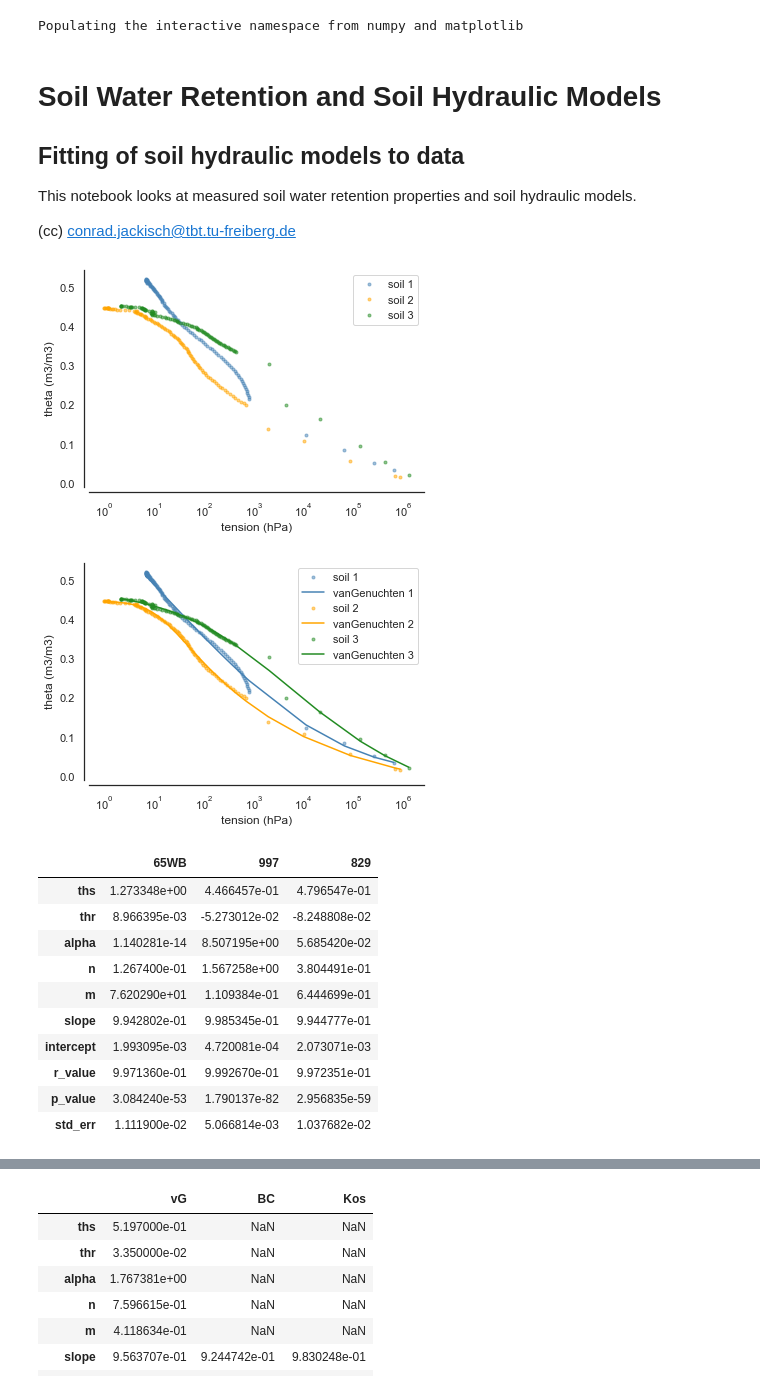
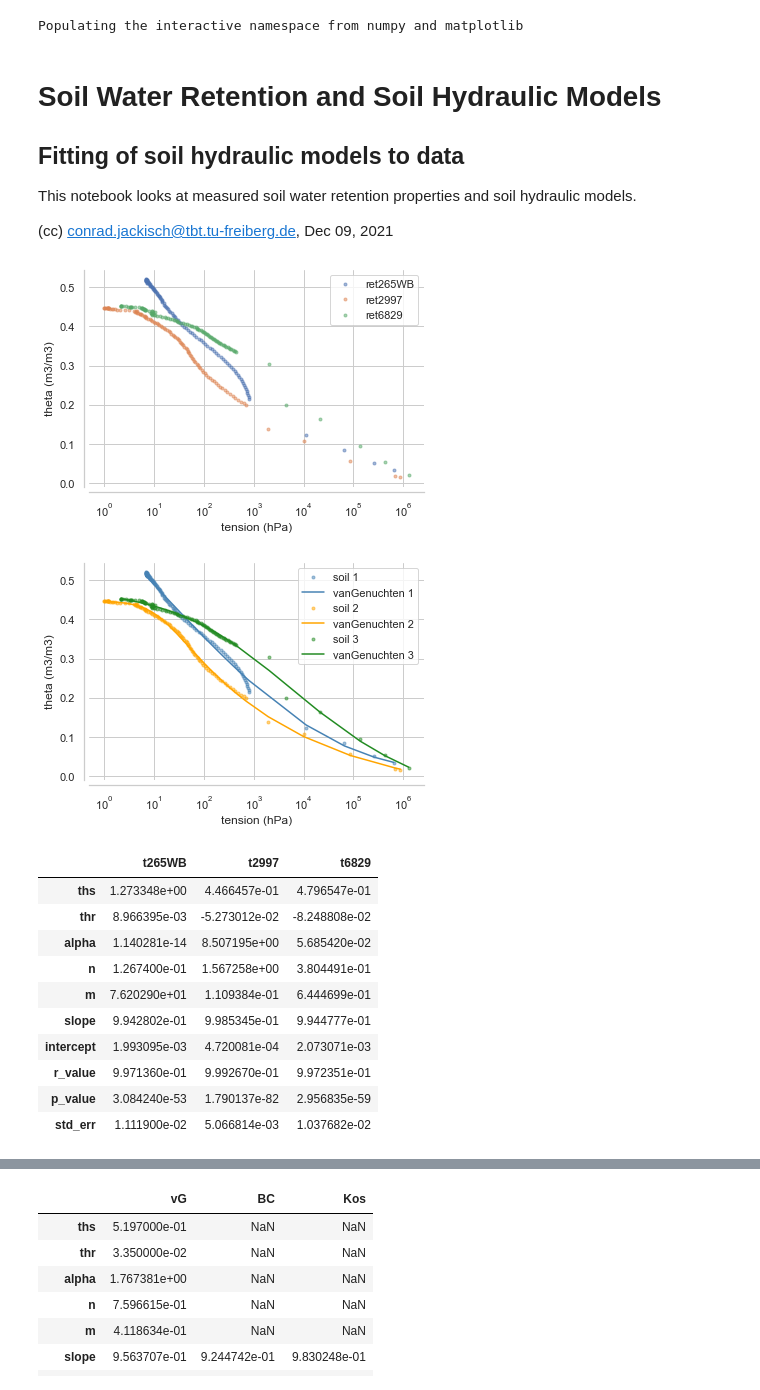
Before and after one commit to cojacoo/soilwaterphysics, a Jupyter notebook: SoilHydraulicModels.ipynb, the cells around one changed output, grey strips where cells are left out. Cells and saved outputs as stored; diff of their text form; code cells hidden in the pictures.

```diff
--- a/SoilHydraulicModels.ipynb
+++ b/SoilHydraulicModels.ipynb
@@ -1,15 +1,15 @@
 # %%
 #load required modules
 %pylab inline
-import numpy as np
 import pandas as pd
 import scipy.stats as st
 import scipy.optimize as so
 from scipy import special
+import glob
 
 #plotting modules
 import seaborn as sns
-sns.set(style='white', palette='deep')
+sns.set(style='whitegrid', palette='deep')
 # %% [output]
 Populating the interactive namespace from numpy and matplotlib
 # %% [markdown]
@@ -18,40 +18,33 @@ Populating the interactive namespace from numpy and matplotlib
 
 This notebook looks at measured soil water retention properties and soil hydraulic models.
 
-(cc) conrad.jackisch@tbt.tu-freiberg.de
+(cc) conrad.jackisch@tbt.tu-freiberg.de, Dec 09, 2021
 # %%
 #get list of excel files holding the results of the retention measurements
 #and read the data
-fis = !ls ret*.xlsx
+fis = glob.glob('./ret*.xlsx')
 
-ret = pd.read_excel(fis[0],sheet_name='Evaluation-Retention Θ(pF)')
-ret.columns = ['pF','theta','w']
-ret.theta *= 0.01
-ret['smpl']=fis[0][3:-5]
+def read_plot(fi, sn='Evaluation-Retention Θ(pF)'):
+    ret = pd.read_excel(fi,sheet_name=sn)
+    ret.columns = ['pF','theta','w']
+    ret.theta *= 0.01
+    ret['smpl'] = fi.split('.')[1][1:]
+    plot(10**ret.pF,ret.theta,'.',alpha=0.5,label=fi.split('.')[1][1:])
+    return ret
 
-ret1 = pd.read_excel(fis[1],sheet_name='Evaluation-Retention Θ(pF)')
-ret1.columns = ['pF','theta','w']
-ret1.theta *= 0.01
-ret1['smpl']=fis[1][3:-5]
-
-ret2 = pd.read_excel(fis[2],sheet_name='Evaluation-Retention Θ(pF)')
-ret2.columns = ['pF','theta','w']
-ret2.theta *= 0.01
-ret2['smpl']=fis[2][3:-5]
-
-#retx = pd.concat([ret,ret1,ret2],axis=0)
-plot(10**ret.pF,ret.theta,'.',c='steelblue',alpha=0.5,label='soil 1')
-plot(10**ret1.pF,ret1.theta,'.',c='orange',alpha=0.5,label='soil 2')
-plot(10**ret2.pF,ret2.theta,'.',c='forestgreen',alpha=0.5,label='soil 3')
+fis = glob.glob('./ret*.xlsx')
+ret = read_plot(fis[0])
+ret1 = read_plot(fis[1])
+ret2 = read_plot(fis[2])
 
 legend()
 xlabel('tension (hPa)')
 ylabel('theta (m3/m3)')
 xscale('log')
 #yscale('log')
 sns.despine(offset=5)
 # %% [output]
-[figure, old version]
+[figure, new version]
 # %%
 ## prepare equally spaced points along pF dimension for fitting of soil hydraulic function
 
@@ -151,11 +144,11 @@ vG_fit=pd.concat([pd.DataFrame(np.append(np.array([opt[0],opt[1],opt[2],opt[3],o
                   pd.DataFrame(np.append(np.array([opt1[0],opt1[1],opt1[2],opt1[3],opt1[4]]),np.array(st.linregress(supports1[:,1],theta_psi_vg(supports1[:,0]/98.1,opt1[0],opt1[1],opt1[2],opt1[3],opt1[4])))),index=['ths', 'thr', 'alpha', 'n', 'm', 'slope', 'intercept', 'r_value', 'p_value', 'std_err'],columns=[fis[1][4:-5]]),
                   pd.DataFrame(np.append(np.array([opt2[0],opt2[1],opt2[2],opt2[3],opt2[4]]),np.array(st.linregress(supports2[:,1],theta_psi_vg(supports2[:,0]/98.1,opt2[0],opt2[1],opt2[2],opt2[3],opt2[4])))),index=['ths', 'thr', 'alpha', 'n', 'm', 'slope', 'intercept', 'r_value', 'p_value', 'std_err'],columns=[fis[2][4:-5]])],axis=1)
 # %% [output]
-[figure, old version]
+[figure, new version]
 # %%
 vG_fit
 # %% [output]
-|  | 65WB | 997 | 829 |
+|  | t265WB | t2997 | t6829 |
 | ths | 1.273348e+00 | 4.466457e-01 | 4.796547e-01 |
 | thr | 8.966395e-03 | -5.273012e-02 | -8.248808e-02 |
 | alpha | 1.140281e-14 | 8.507195e+00 | 5.685420e-02 |
```
Also changed, not shown: parts of 5 cells of this notebook, 5 other files.
